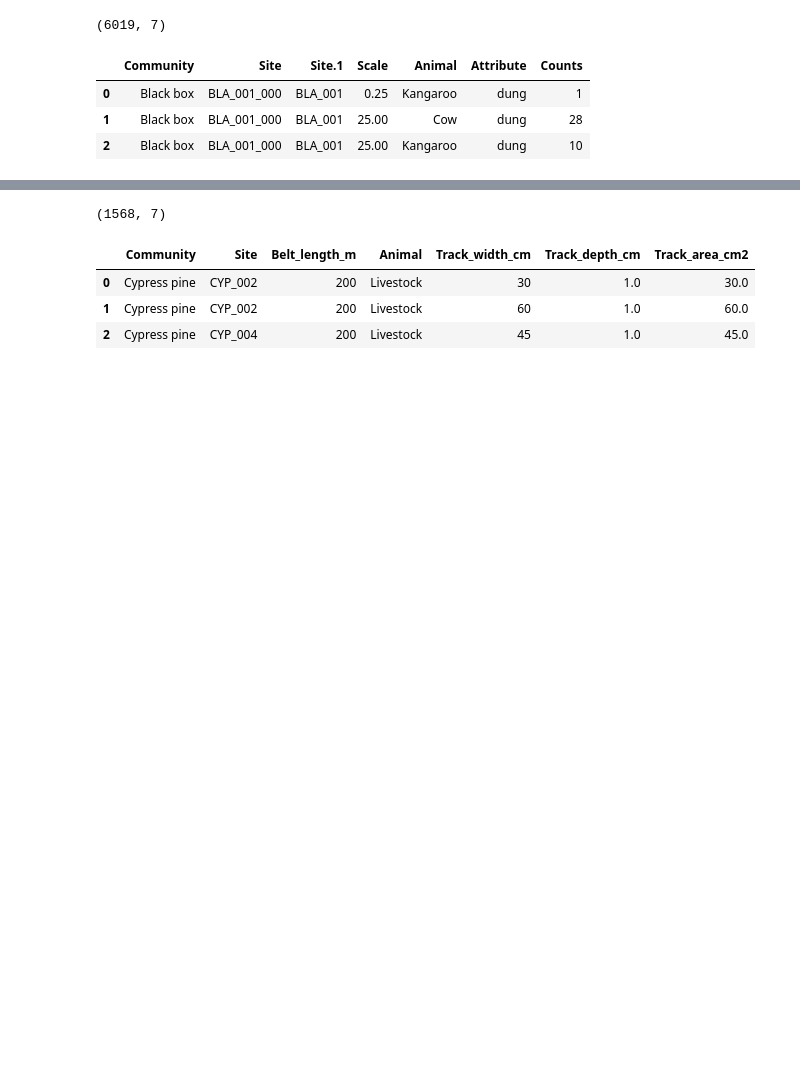
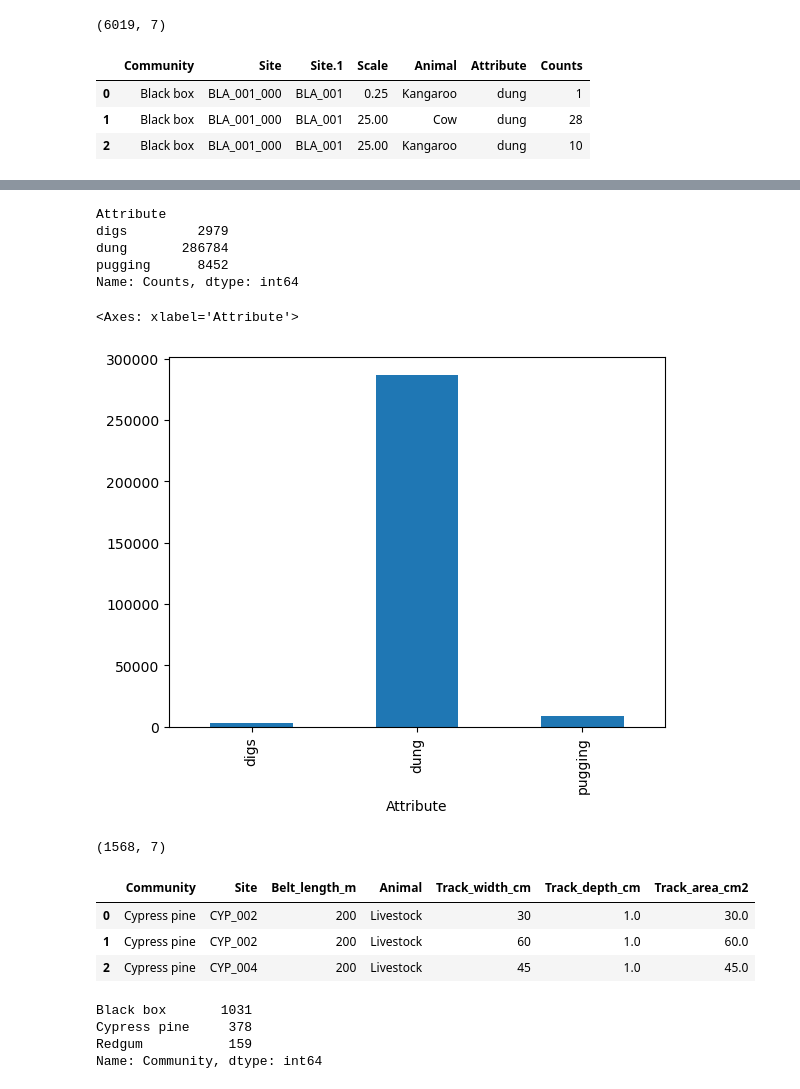
Before and after one commit to mjbeall09876/Capstone_DA09, a Jupyter notebook: NSW/grazing_intensity_dataset.ipynb, the cells around one changed output, grey strips where cells are left out. Saved outputs shown, nothing was run; the diff lists cells and outputs as text; code cells hidden in the pictures; blank space fills up the shorter version.

```diff
--- a/NSW/grazing_intensity_dataset.ipynb
+++ b/NSW/grazing_intensity_dataset.ipynb
@@ -26,3 +106,17 @@ dung.head(3)
+# %%
+dung_sum = dung.groupby('Attribute').sum()['Counts']
+dung_sum
+# %% [output]
+Attribute
+digs         2979
+dung       286784
+pugging      8452
+Name: Counts, dtype: int64
+# %%
+dung_sum.plot(kind='bar')
+# %% [output]
+<Axes: xlabel='Attribute'>
+[figure, added]
 # %%
 tracks = pd.read_excel('../data/nsw-assessment-of-grazing-intensity.xlsx', sheet_name='tracks')
 print(tracks.shape)
@@ -33,3 +127,11 @@ tracks.head(3)
 | 0 | Cypress pine | CYP_002 | 200 | Livestock | 30 | 1.0 | 30.0 |
 | 1 | Cypress pine | CYP_002 | 200 | Livestock | 60 | 1.0 | 60.0 |
 | 2 | Cypress pine | CYP_004 | 200 | Livestock | 45 | 1.0 | 45.0 |
+# %%
+tracks_count = tracks['Community'].value_counts()
+tracks_count
+# %% [output]
+Black box       1031
+Cypress pine     378
+Redgum           159
+Name: Community, dtype: int64
```
Also changed, not shown: parts of 14 cells of this notebook, 8 other files.
